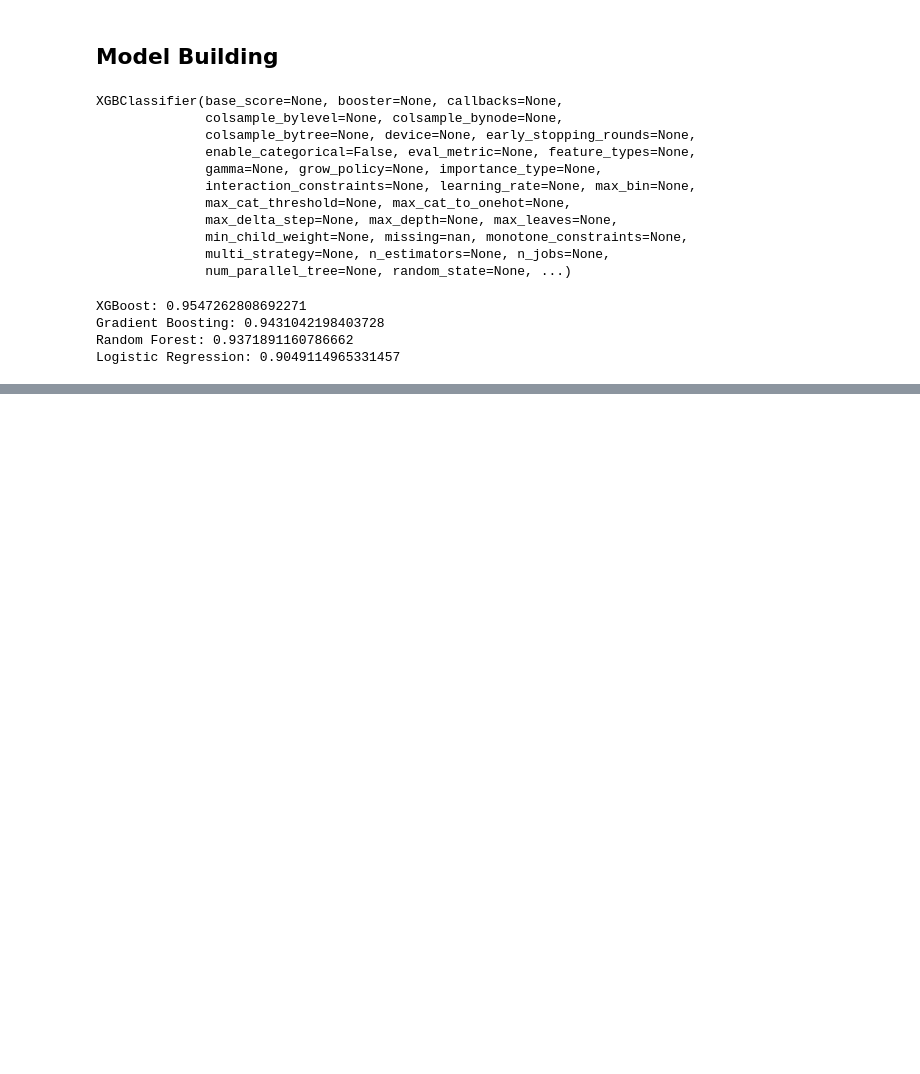
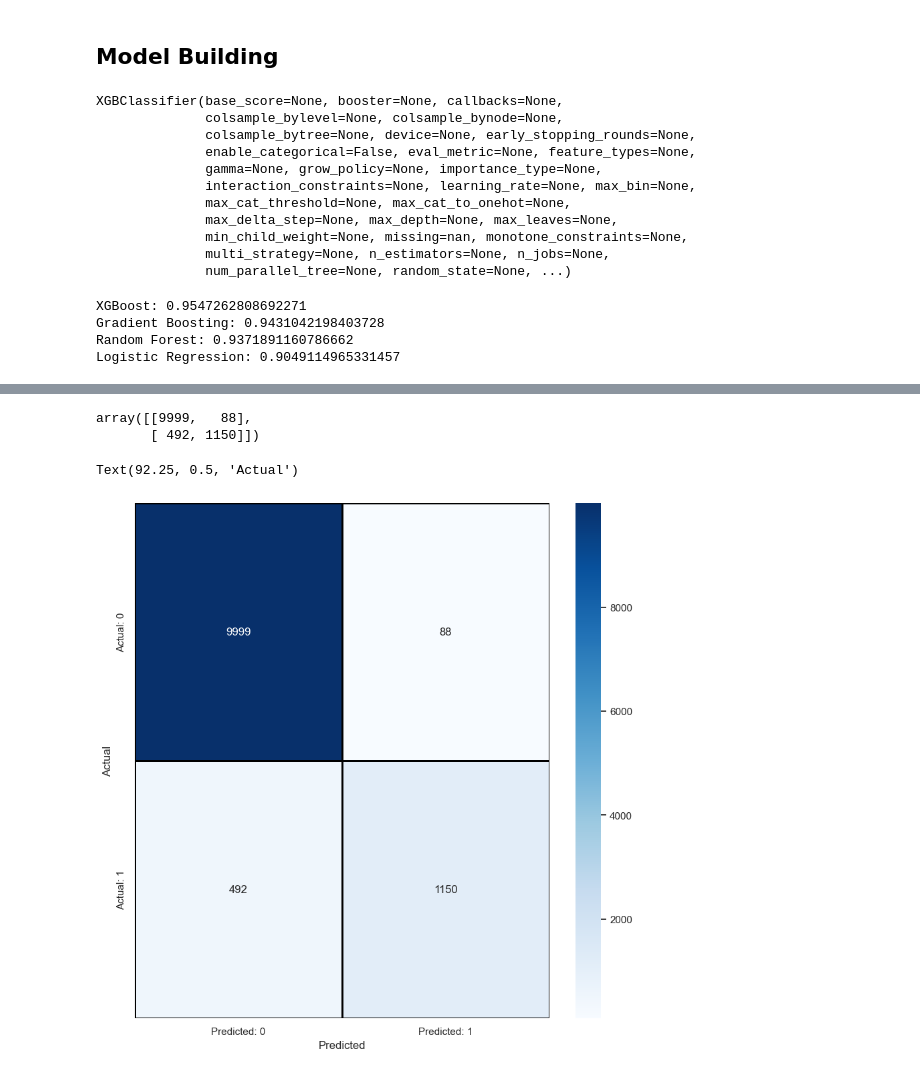
Before and after one commit to UWO-ECE-2024/9014-ML-Final, a Jupyter notebook: project.ipynb, the cells around one changed output, grey strips where cells are left out. Drawn from its saved outputs; the diff is of its cells as text; code cells hidden in the pictures; blank space fills up the shorter version.

```diff
--- a/project.ipynb
+++ b/project.ipynb
@@ -377,0 +479,6 @@ def objective(trial):
+# %%
+study_rf = optuna.create_study(direction='maximize')
+study_rf.optimize(objective_rf, n_trials=100)
+
+print('Number of finished trials:', len(study_rf.trials))
+print('Best trial:', study_rf.best_trial.params)
@@ -377,0 +505,5 @@ def objective(trial):
+# %%
+best_params_rf = study_rf.best_trial.params
+best_model_rf = Pipeline(steps=[('preprocessor', preprocessor), ('model', RandomForestClassifier(**best_params_rf, random_state=42))])
+
+best_model_rf
@@ -377,0 +528,7 @@ def objective(trial):
+# %%
+best_model_rf.fit(X_train, y_train)
+
+y_prob_rf = best_model_rf.predict_proba(X_val)[:,1]
+y_pred_rf = best_model_rf.predict(X_val)
+roc_auc_rf = roc_auc_score(y_val, y_prob_rf)
+print(f'ROC AUC: {roc_auc_rf}')
@@ -377,0 +548,16 @@ def objective(trial):
+# %%
+cm_rf = confusion_matrix(y_val, y_pred_rf)
+
+cm_rf
+# %% [output]
+array([[9999,   88],
+       [ 492, 1150]])
+# %%
+cm_rf = pd.DataFrame(cm_rf,index=['Actual: 0', 'Actual: 1'], columns=['Predicted: 0', 'Predicted: 1'])
+plt.figure(figsize=(10,10))
+sns.heatmap(cm_rf,cmap='Blues', linecolor='black', linewidths=1, annot=True,fmt='',xticklabels=['Predicted: 0', 'Predicted: 1'], yticklabels=['Actual: 0', 'Actual: 1'])
+plt.xlabel('Predicted')
+plt.ylabel('Actual')
+# %% [output]
+Text(92.25, 0.5, 'Actual')
+[figure, added]
```
Also changed, not shown: parts of 12 cells of this notebook.
